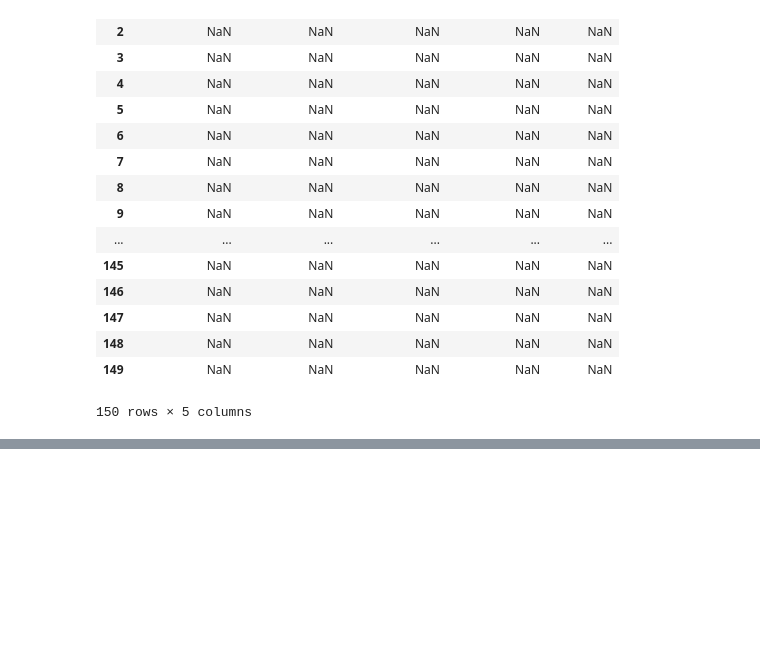
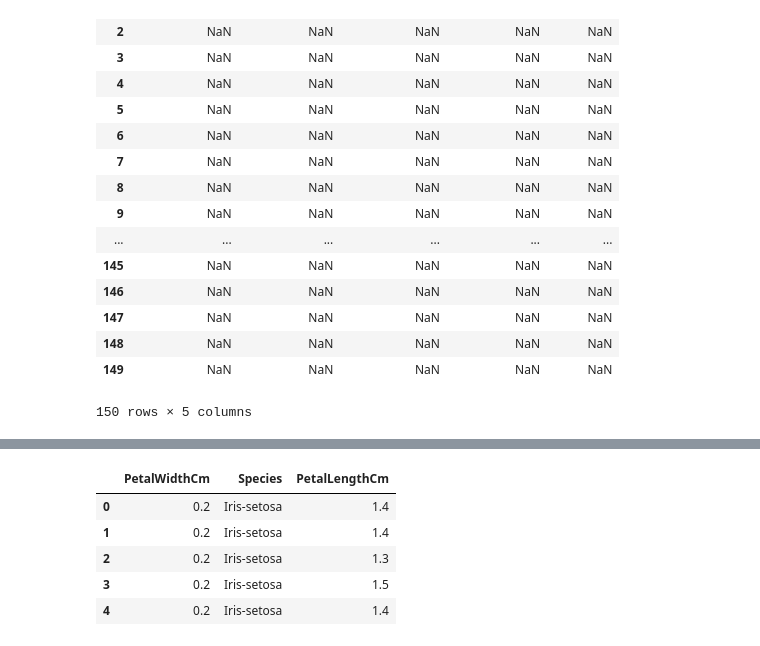
Before and after one commit to ryubidragonfire/python-cheatsheet, a Jupyter notebook: dataframe-selection.ipynb, the cells around one changed output, grey strips where cells are left out. Cells and saved outputs as stored; diff of their text form; code cells hidden in the pictures; blank space fills up the shorter version.

```diff
--- a/dataframe-selection.ipynb
+++ b/dataframe-selection.ipynb
@@ -218,0 +270,9 @@ df.where(df[:]['SepalLengthCm']==5.1)
+# %%
+df[rand_col_name].head()
+# %% [output]
+|  | PetalWidthCm | Species | PetalLengthCm |
+| 0 | 0.2 | Iris-setosa | 1.4 |
+| 1 | 0.2 | Iris-setosa | 1.4 |
+| 2 | 0.2 | Iris-setosa | 1.3 |
+| 3 | 0.2 | Iris-setosa | 1.5 |
+| 4 | 0.2 | Iris-setosa | 1.4 |
```
Also changed, not shown: parts of 13 cells of this notebook.
